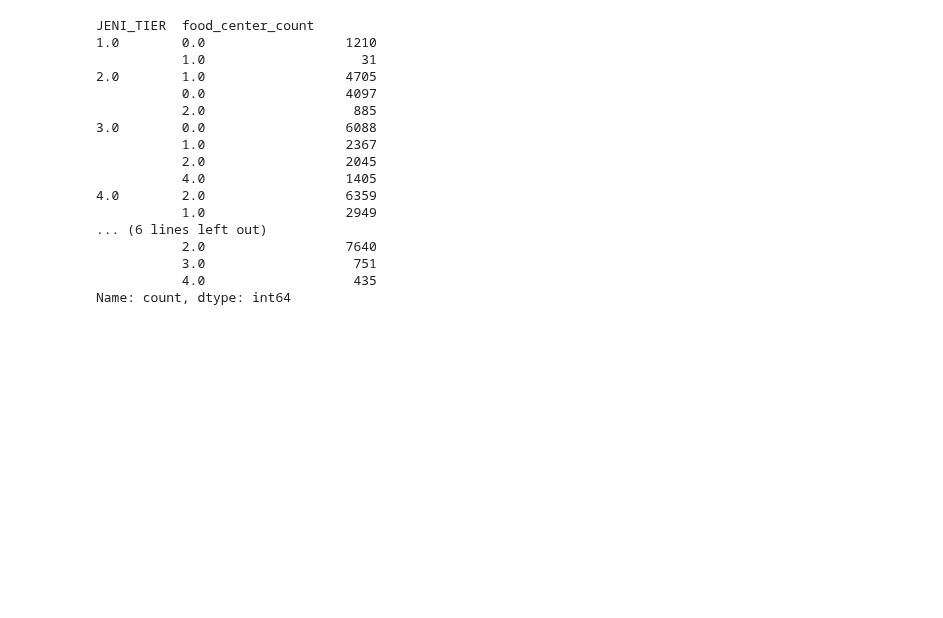
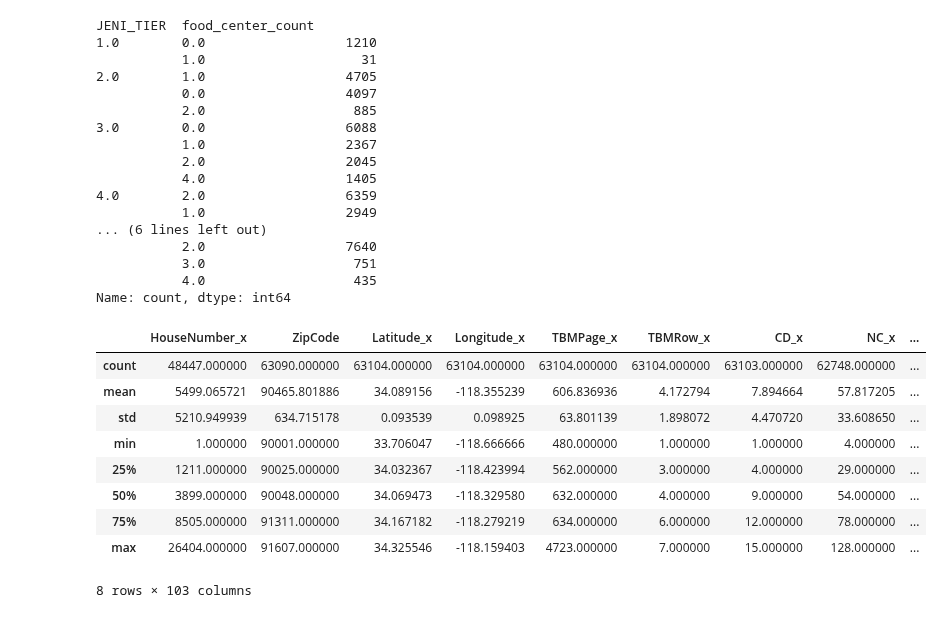
Before and after one commit to aeaiu/usable_ai_project, a Jupyter notebook: Notebooks/8_food_sites_visualization.ipynb, the cells around one changed output. Saved outputs shown, nothing was run; the diff lists cells and outputs as text; code cells hidden in the pictures; blank space fills up the shorter version.

```diff
--- a/Notebooks/8_food_sites_visualization.ipynb
+++ b/Notebooks/8_food_sites_visualization.ipynb
@@ -154,3 +154,16 @@ JENI_TIER  food_center_count
            3.0                   751
            4.0                   435
 Name: count, dtype: int64
+# %%
+df.describe()
+# %% [output]
+|  | HouseNumber_x | ZipCode | Latitude_x | Longitude_x | TBMPage_x | TBMRow_x | CD_x | NC_x | ... |
+| count | 48447.000000 | 63090.000000 | 63104.000000 | 63104.000000 | 63104.000000 | 63104.000000 | 63103.000000 | 62748.000000 | ... |
+| mean | 5499.065721 | 90465.801886 | 34.089156 | -118.355239 | 606.836936 | 4.172794 | 7.894664 | 57.817205 | ... |
+| std | 5210.949939 | 634.715178 | 0.093539 | 0.098925 | 63.801139 | 1.898072 | 4.470720 | 33.608650 | ... |
+| min | 1.000000 | 90001.000000 | 33.706047 | -118.666666 | 480.000000 | 1.000000 | 1.000000 | 4.000000 | ... |
+| 25% | 1211.000000 | 90025.000000 | 34.032367 | -118.423994 | 562.000000 | 3.000000 | 4.000000 | 29.000000 | ... |
+| 50% | 3899.000000 | 90048.000000 | 34.069473 | -118.329580 | 632.000000 | 4.000000 | 9.000000 | 54.000000 | ... |
+| 75% | 8505.000000 | 91311.000000 | 34.167182 | -118.279219 | 634.000000 | 6.000000 | 12.000000 | 78.000000 | ... |
+| max | 26404.000000 | 91607.000000 | 34.325546 | -118.159403 | 4723.000000 | 7.000000 | 15.000000 | 128.000000 | ... |
+8 rows × 103 columns
```
Also changed, not shown: 2 other files.
